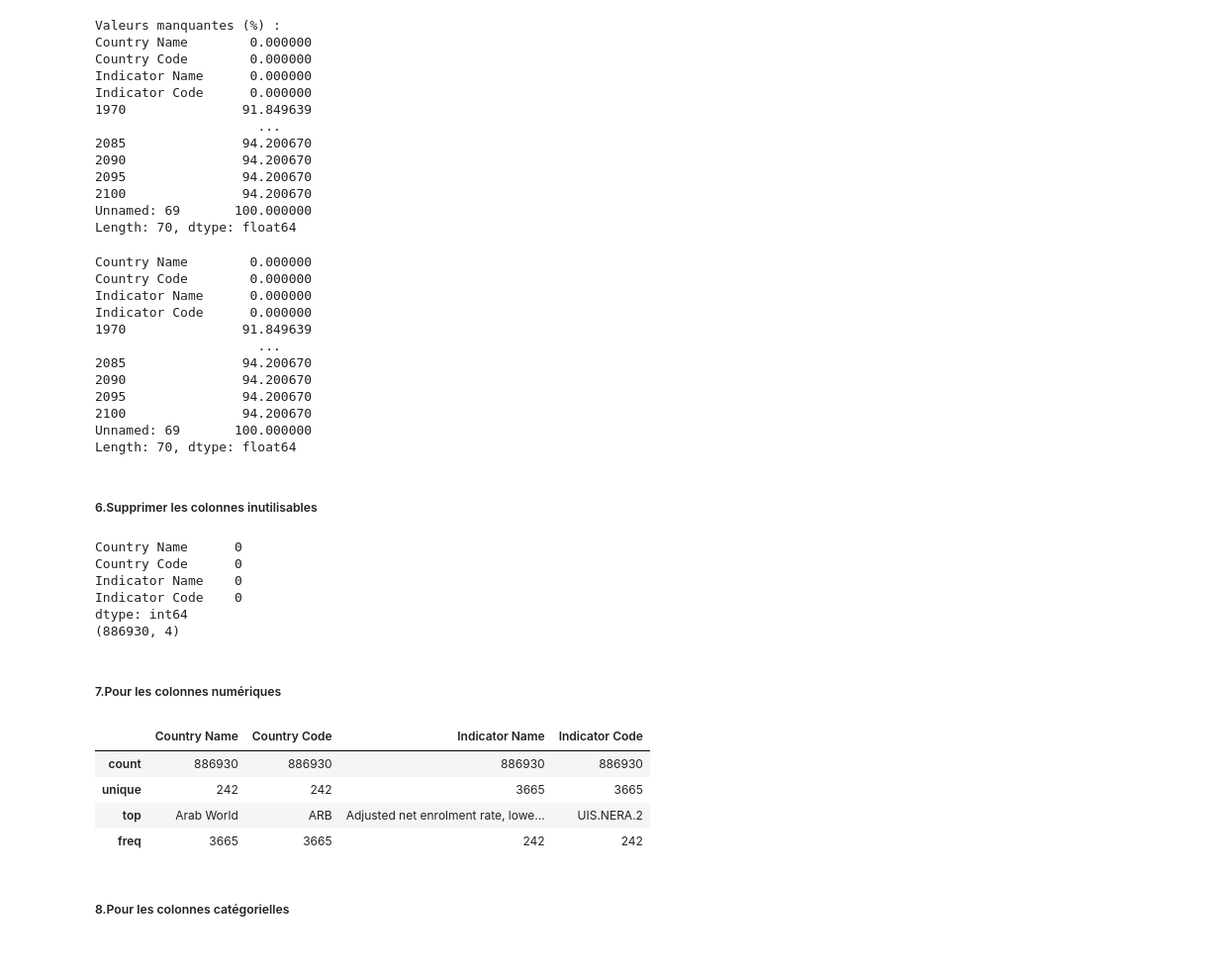
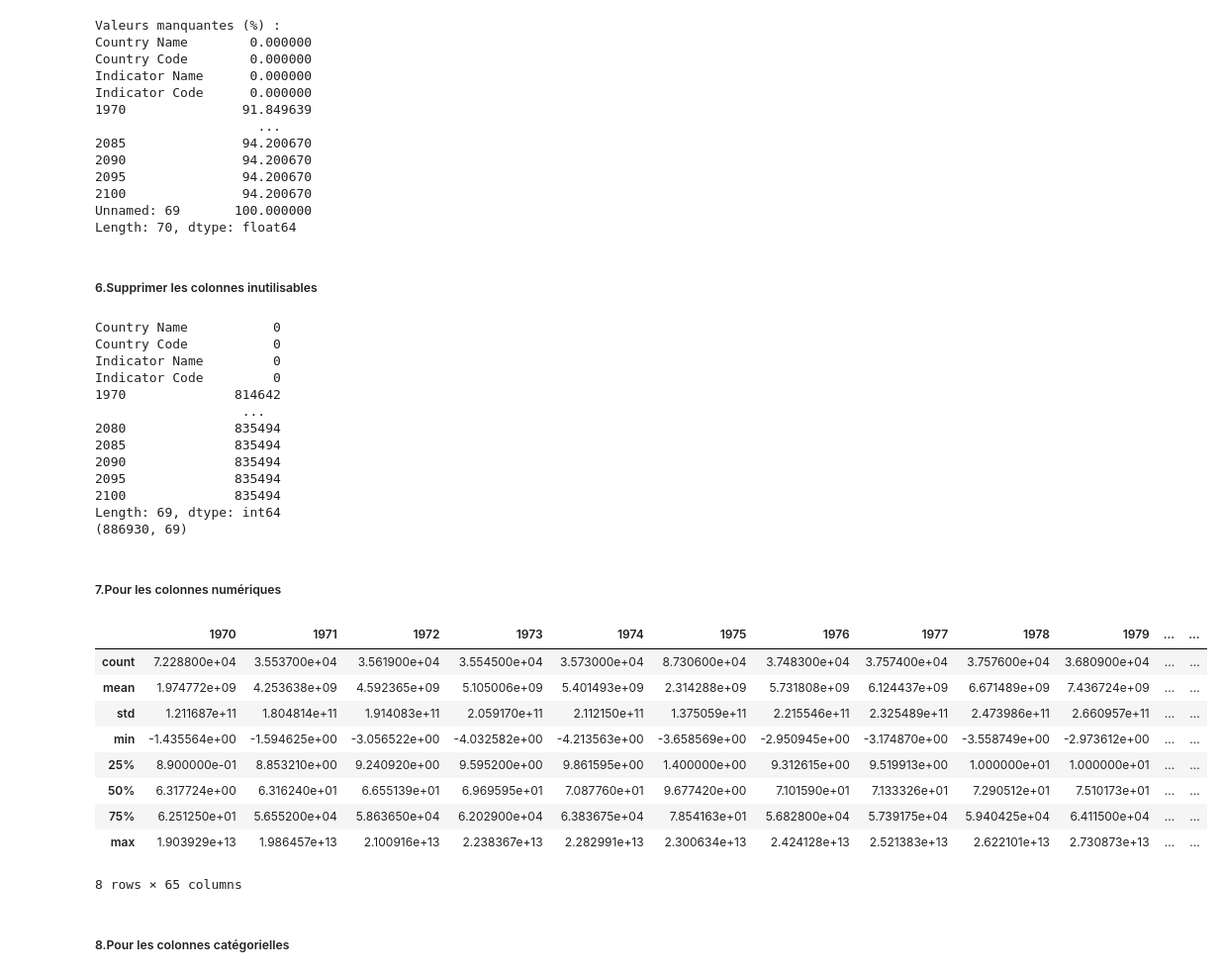
Before and after one commit to Noel974/Analysez-des-donn-es-de-syst-mes-ducatifs, a Jupyter notebook: Analysez des données de systèmes éducatifs.ipynb, the cells around one changed output. Shown at 99% size. Saved outputs shown, nothing was run; the diff lists cells and outputs as text; code cells hidden in the pictures.

```diff
--- a/Analysez des données de systèmes éducatifs.ipynb
+++ b/Analysez des données de systèmes éducatifs.ipynb
@@ -650,48 +606,47 @@ Indicator Code      0.000000
 2100               94.200670
 Unnamed: 69       100.000000
 Length: 70, dtype: float64
-# %%
-data = pd.read_csv("EdStatsData.csv")
-print(data.isnull().mean() * 100)
-# %% [output]
-Country Name        0.000000
-Country Code        0.000000
-Indicator Name      0.000000
-Indicator Code      0.000000
-1970               91.849639
-                     ...
-2085               94.200670
-2090               94.200670
-2095               94.200670
-2100               94.200670
-Unnamed: 69       100.000000
-Length: 70, dtype: float64
 # %% [markdown]
 ##### 6.Supprimer les colonnes inutilisables
 # %%
-data = data.dropna(thresh=len(data)*0.8, axis=1)
-print(data.isnull().sum())
-print(data.shape)
+# Supprimer les colonnes trop vides (par exemple moins de 1% de données)
+df3 = df3.dropna(axis=1, how='all')
+
+# Vérification
+print(df3.isnull().sum())
+print(df3.shape)
 
 # Sauvegarde du dataset nettoyé
-data.to_csv("EdStatsData_clean.csv", index=False)
+df3.to_csv("EdStatsData_clean.csv", index=False)
 # %% [output]
-Country Name      0
-Country Code      0
-Indicator Name    0
-Indicator Code    0
-dtype: int64
-(886930, 4)
+Country Name           0
+Country Code           0
+Indicator Name         0
+Indicator Code         0
+1970              814642
+                   ...
+2080              835494
+2085              835494
+2090              835494
+2095              835494
+2100              835494
+Length: 69, dtype: int64
+(886930, 69)
 # %% [markdown]
 ##### 7.Pour les colonnes numériques
 # %%
-data.describe()
+df3.describe()
 # %% [output]
-|  | Country Name | Country Code | Indicator Name | Indicator Code |
-| count | 886930 | 886930 | 886930 | 886930 |
-| unique | 242 | 242 | 3665 | 3665 |
-| top | Arab World | ARB | Adjusted net enrolment rate, lowe... | UIS.NERA.2 |
-| freq | 3665 | 3665 | 242 | 242 |
+|  | 1970 | 1971 | 1972 | 1973 | 1974 | 1975 | 1976 | 1977 | 1978 | 1979 | ... | ... |
+| count | 7.228800e+04 | 3.553700e+04 | 3.561900e+04 | 3.554500e+04 | 3.573000e+04 | 8.730600e+04 | 3.748300e+04 | 3.757400e+04 | 3.757600e+04 | 3.680900e+04 | ... | ... |
+| mean | 1.974772e+09 | 4.253638e+09 | 4.592365e+09 | 5.105006e+09 | 5.401493e+09 | 2.314288e+09 | 5.731808e+09 | 6.124437e+09 | 6.671489e+09 | 7.436724e+09 | ... | ... |
+| std | 1.211687e+11 | 1.804814e+11 | 1.914083e+11 | 2.059170e+11 | 2.112150e+11 | 1.375059e+11 | 2.215546e+11 | 2.325489e+11 | 2.473986e+11 | 2.660957e+11 | ... | ... |
+| min | -1.435564e+00 | -1.594625e+00 | -3.056522e+00 | -4.032582e+00 | -4.213563e+00 | -3.658569e+00 | -2.950945e+00 | -3.174870e+00 | -3.558749e+00 | -2.973612e+00 | ... | ... |
+| 25% | 8.900000e-01 | 8.853210e+00 | 9.240920e+00 | 9.595200e+00 | 9.861595e+00 | 1.400000e+00 | 9.312615e+00 | 9.519913e+00 | 1.000000e+01 | 1.000000e+01 | ... | ... |
+| 50% | 6.317724e+00 | 6.316240e+01 | 6.655139e+01 | 6.969595e+01 | 7.087760e+01 | 9.677420e+00 | 7.101590e+01 | 7.133326e+01 | 7.290512e+01 | 7.510173e+01 | ... | ... |
+| 75% | 6.251250e+01 | 5.655200e+04 | 5.863650e+04 | 6.202900e+04 | 6.383675e+04 | 7.854163e+01 | 5.682800e+04 | 5.739175e+04 | 5.940425e+04 | 6.411500e+04 | ... | ... |
+| max | 1.903929e+13 | 1.986457e+13 | 2.100916e+13 | 2.238367e+13 | 2.282991e+13 | 2.300634e+13 | 2.424128e+13 | 2.521383e+13 | 2.622101e+13 | 2.730873e+13 | ... | ... |
+8 rows × 65 columns
 # %% [markdown]
 ##### 8.Pour les colonnes catégorielles
 # %%
```
Also changed, not shown: parts of 206 cells of this notebook, 2 other files.
